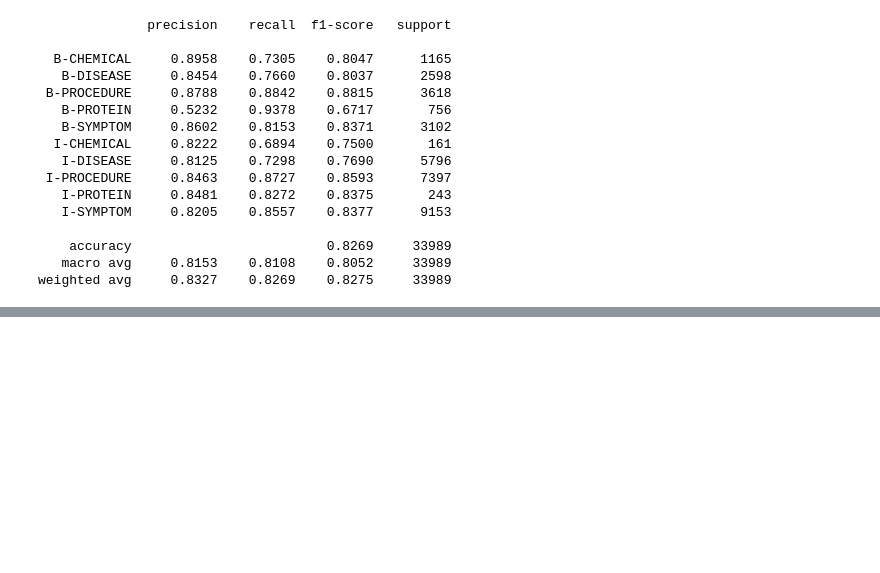
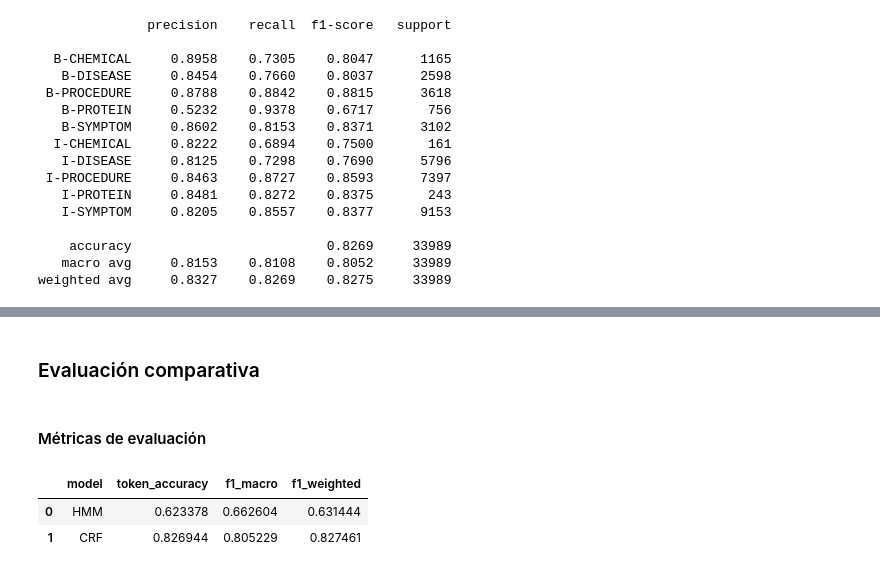
Before and after one commit to TheKiesling/hmm-crf-spanish-ner, a Jupyter notebook: hmm-crf-spanish-ner.ipynb, the cells around one changed output, grey strips where cells are left out. Saved outputs shown, nothing was run; the diff lists cells and outputs as text; code cells hidden in the pictures; blank space fills up the shorter version.

Commit message:
[feat]: model comparation

```diff
--- a/hmm-crf-spanish-ner.ipynb
+++ b/hmm-crf-spanish-ner.ipynb
@@ -423,0 +427,2 @@ weighted avg     0.8327    0.8269    0.8275     33989
+# %% [markdown]
+### Evaluación comparativa
@@ -423,0 +433,30 @@ weighted avg     0.8327    0.8269    0.8275     33989
+# %%
+def token_accuracy_str(y_true, y_pred):
+    c = 0; n = 0
+    for yt, yp in zip(y_true, y_pred):
+        for a, b in zip(yt, yp):
+            c += (a == b); n += 1
+    return c / n
+# %%
+acc_hmm = acc_test
+acc_crf = token_accuracy_str(y_test, y_pred)
+
+f1_macro_hmm = flat_f1_score(y_true_hmm, y_pred_hmm, average="macro")
+f1_weighted_hmm = flat_f1_score(y_true_hmm, y_pred_hmm, average="weighted")
+
+f1_macro_crf = flat_f1_score(y_test, y_pred, average="macro")
+f1_weighted_crf = flat_f1_score(y_test, y_pred, average="weighted")
+# %% [markdown]
+#### Métricas de evaluación
+# %%
+df_compare = pd.DataFrame({
+    "model": ["HMM", "CRF"],
+    "token_accuracy": [acc_hmm, acc_crf],
+    "f1_macro": [f1_macro_hmm, f1_macro_crf],
+    "f1_weighted": [f1_weighted_hmm, f1_weighted_crf],
+})
+df_compare
+# %% [output]
+|  | model | token_accuracy | f1_macro | f1_weighted |
+| 0 | HMM | 0.623378 | 0.662604 | 0.631444 |
+| 1 | CRF | 0.826944 | 0.805229 | 0.827461 |
```
Also changed, not shown: parts of 13 cells of this notebook.
